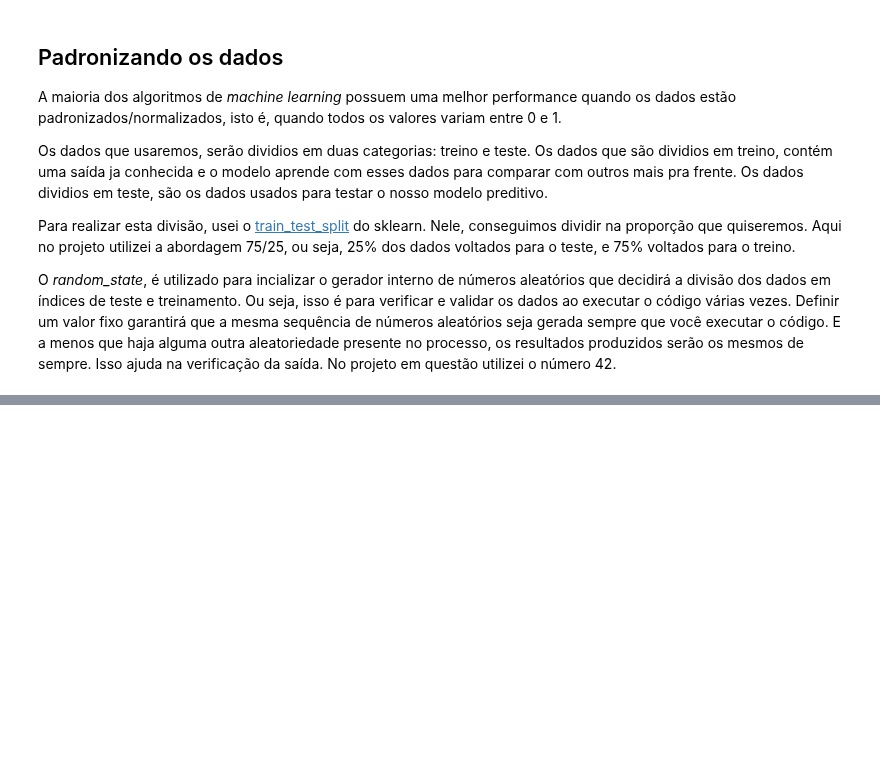
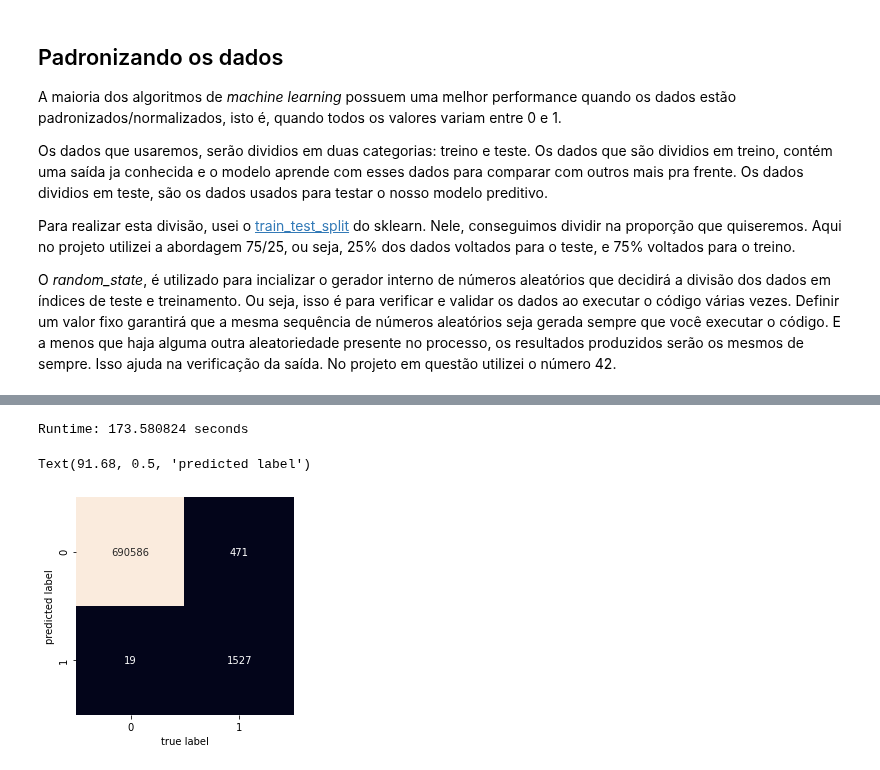
Before and after one commit to victormazevedo/predict-financial-fraud, a Jupyter notebook: Predict_Financial_Fraud.ipynb, the cells around one changed output, grey strips where cells are left out. Saved outputs shown, nothing was run; the diff lists cells and outputs as text; code cells hidden in the pictures; blank space fills up the shorter version.

Commit message:
Run MLP model

```diff
--- a/Predict_Financial_Fraud.ipynb
+++ b/Predict_Financial_Fraud.ipynb
@@ -571,0 +591,28 @@ X_test = scaler.transform(X_test)
+# %%
+start_time = time.clock()
+ncols = len(X.columns)
+hiddenLayers = (ncols, ncols, ncols)
+maxIter = 1000
+MLP = MLPClassifier(hidden_layer_sizes=hiddenLayers,max_iter=maxIter,random_state=RandomState)
+
+#treinando o modelo
+MLP.fit(X_train, y_train)
+
+#verificando como o modelo performa com datasets balanceados
+Y_pred = MLP.predict(X_test)
+mat = confusion_matrix(y_test, Y_pred)
+report = classification_report(y_test, Y_pred)
+fprMLP, recallMLP, thresholdsMLP = roc_curve(y_test, Y_pred)
+aucMLP = auc(fprMLP, recallMLP)
+
+resultsMLP = {"Classification Report":report,"Area Under Curve":aucMLP}
+print('Runtime: '+'%s seconds'% (time.clock() - start_time))
+# %% [output]
+Runtime: 173.580824 seconds
+# %%
+sns.heatmap(CM_MLP.T, square=True, annot=True, fmt='d', cbar=False)
+plt.xlabel('true label')
+plt.ylabel('predicted label')
+# %% [output]
+Text(91.68, 0.5, 'predicted label')
+[figure, added]
```
Also changed, not shown: parts of 4 cells of this notebook.
